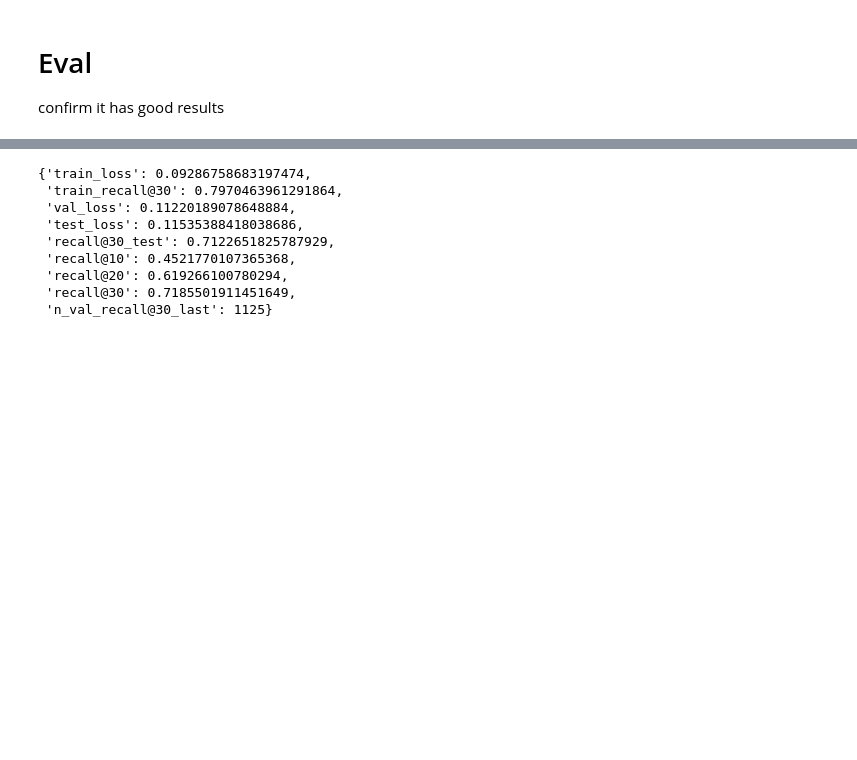
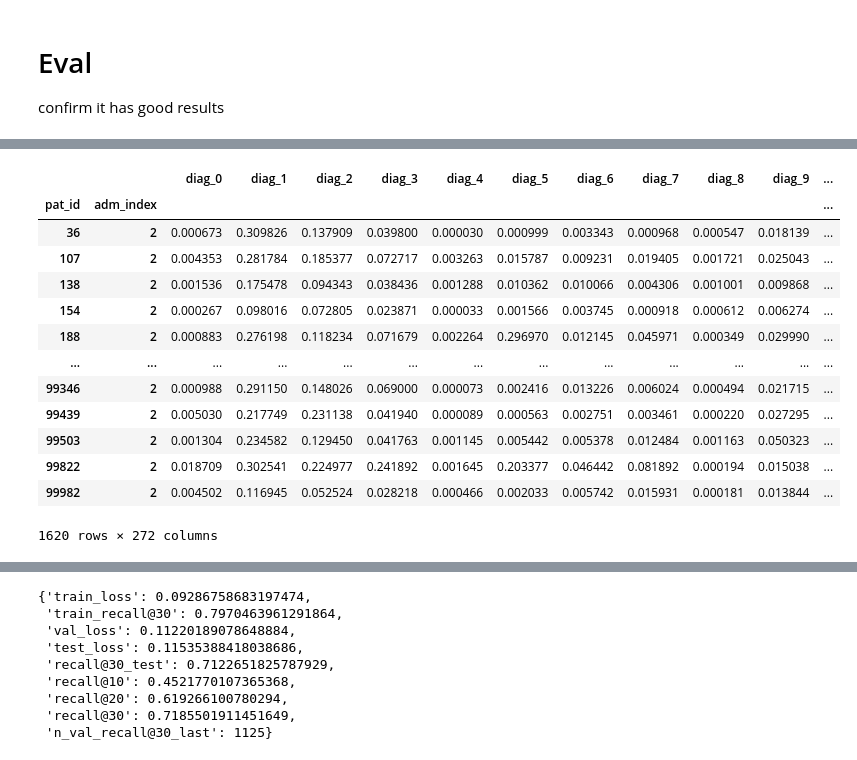
Before and after one commit to snovaisg/master-thesis, a Jupyter notebook: Register Models/Register best deterministic model.ipynb, the cells around one changed output, grey strips where cells are left out. Saved outputs shown, nothing was run; the diff lists cells and outputs as text; code cells hidden in the pictures; blank space fills up the shorter version.

```diff
--- a/Register Models/Register best deterministic model.ipynb
+++ b/Register Models/Register best deterministic model.ipynb
@@ -157,0 +177,27 @@ confirm it has good results
+# %%
+# check admissions are in order to later on produce correctly the last admission
+assert train_outs.reset_index().groupby('pat_id').adm_index.apply(lambda x: x.is_monotonic_increasing).all()
+
+operations = {'last admission': lambda df: df.reset_index().groupby('pat_id').apply(lambda subdf: subdf.iloc[-1]).reset_index(drop=True).set_index(['pat_id','adm_index']).sort_index(),
+              'first admission':lambda df: df.loc[idx[:,1],:],
+              'second admission':lambda df: df.loc[idx[:,2],:],
+              'third admission':lambda df: df.loc[idx[:,3],:],
+              '>4 admission':lambda df: df.loc[idx[:,4:],:],
+              'all':lambda df: df
+             }
+data_sets = {'train': {'outs':train_outs,'golden':train_golden},
+             'val': {'outs':val_outs,'golden':val_golden},
+             'test':{'outs':test_outs,'golden':test_golden}
+            }
+
+metrics = {data_set:
+           {
+               name: compute_metrics(model_outputs=operations[name](data_sets[data_set]['outs']),
+                                     model_predictions=None,
+                                     golden=operations[name](data_sets[data_set]['golden']),
+                                     metrics=['recall@30','precision@30']
+                                    ).filter(like='_adm')
+               for name in tqdm(operations)
+           }
+           for data_set in tqdm(data_sets)
+          }
@@ -157,0 +278,17 @@ confirm it has good results
+# %%
+metrics_levels ={name:compute_metrics(outs_levels[name],None, for name in outs_levels.keys()
+# %% [output]
+|  |  | diag_0 | diag_1 | diag_2 | diag_3 | diag_4 | diag_5 | diag_6 | diag_7 | diag_8 | diag_9 | ... |
+| pat_id | adm_index |  |  |  |  |  |  |  |  |  |  | ... |
+| 36 | 2 | 0.000673 | 0.309826 | 0.137909 | 0.039800 | 0.000030 | 0.000999 | 0.003343 | 0.000968 | 0.000547 | 0.018139 | ... |
+| 107 | 2 | 0.004353 | 0.281784 | 0.185377 | 0.072717 | 0.003263 | 0.015787 | 0.009231 | 0.019405 | 0.001721 | 0.025043 | ... |
+| 138 | 2 | 0.001536 | 0.175478 | 0.094343 | 0.038436 | 0.001288 | 0.010362 | 0.010066 | 0.004306 | 0.001001 | 0.009868 | ... |
+| 154 | 2 | 0.000267 | 0.098016 | 0.072805 | 0.023871 | 0.000033 | 0.001566 | 0.003745 | 0.000918 | 0.000612 | 0.006274 | ... |
+| 188 | 2 | 0.000883 | 0.276198 | 0.118234 | 0.071679 | 0.002264 | 0.296970 | 0.012145 | 0.045971 | 0.000349 | 0.029990 | ... |
+| ... | ... | ... | ... | ... | ... | ... | ... | ... | ... | ... | ... | ... |
+| 99346 | 2 | 0.000988 | 0.291150 | 0.148026 | 0.069000 | 0.000073 | 0.002416 | 0.013226 | 0.006024 | 0.000494 | 0.021715 | ... |
+| 99439 | 2 | 0.005030 | 0.217749 | 0.231138 | 0.041940 | 0.000089 | 0.000563 | 0.002751 | 0.003461 | 0.000220 | 0.027295 | ... |
+| 99503 | 2 | 0.001304 | 0.234582 | 0.129450 | 0.041763 | 0.001145 | 0.005442 | 0.005378 | 0.012484 | 0.001163 | 0.050323 | ... |
+| 99822 | 2 | 0.018709 | 0.302541 | 0.224977 | 0.241892 | 0.001645 | 0.203377 | 0.046442 | 0.081892 | 0.000194 | 0.015038 | ... |
+| 99982 | 2 | 0.004502 | 0.116945 | 0.052524 | 0.028218 | 0.000466 | 0.002033 | 0.005742 | 0.015931 | 0.000181 | 0.013844 | ... |
+1620 rows × 272 columns
```
Also changed, not shown: parts of 36 cells of this notebook, 16 other files.
